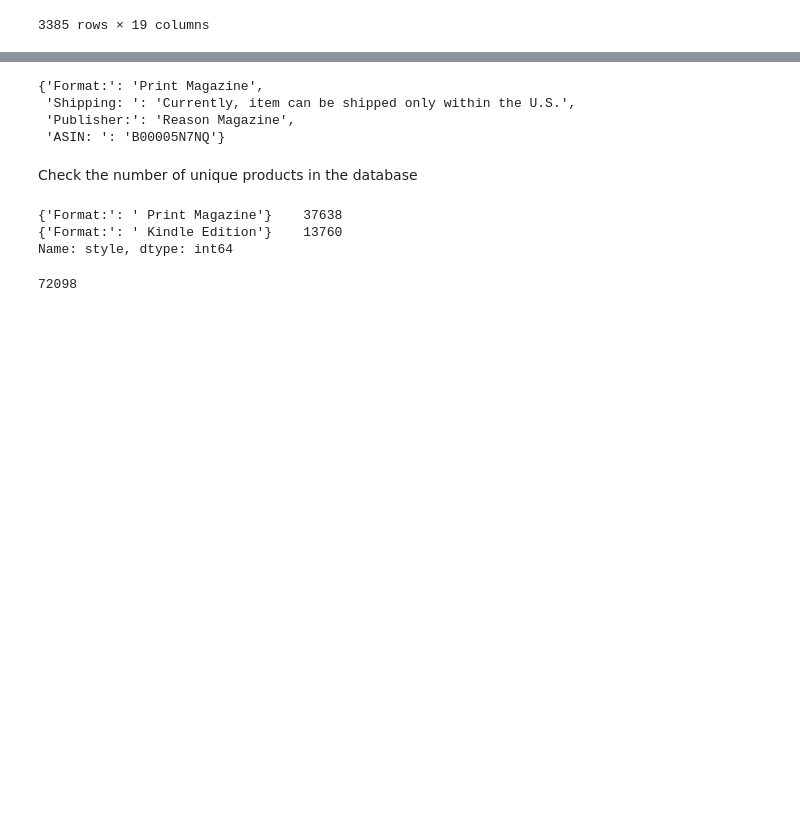
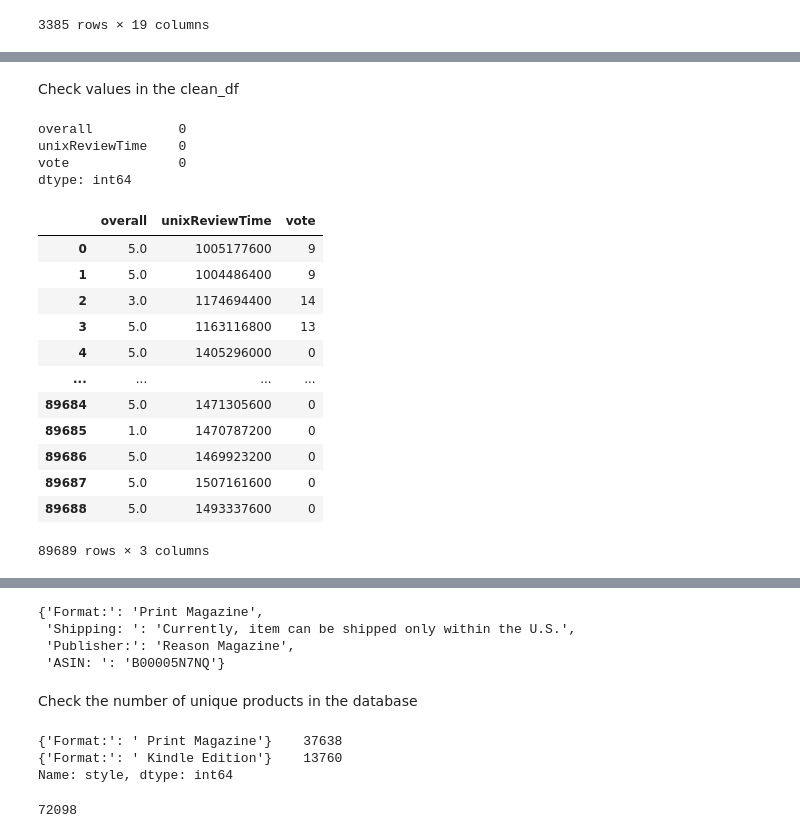
Before and after one commit to JTruong3/Amazon-Product-Recommender, a Jupyter notebook: Capstone preliminary.ipynb, the cells around one changed output, grey strips where cells are left out. Drawn from its saved outputs; the diff is of its cells as text; code cells hidden in the pictures; blank space fills up the shorter version.

```diff
--- a/Capstone preliminary.ipynb
+++ b/Capstone preliminary.ipynb
@@ -112,0 +165,25 @@ meta_df
+# %% [markdown]
+Check values in the clean_df
+# %%
+
+print(clean_df.isnull().sum())
+
+clean_df
+# %% [output]
+overall           0
+unixReviewTime    0
+vote              0
+dtype: int64
+|  | overall | unixReviewTime | vote |
+| 0 | 5.0 | 1005177600 | 9 |
+| 1 | 5.0 | 1004486400 | 9 |
+| 2 | 3.0 | 1174694400 | 14 |
+| 3 | 5.0 | 1163116800 | 13 |
+| 4 | 5.0 | 1405296000 | 0 |
+| ... | ... | ... | ... |
+| 89684 | 5.0 | 1471305600 | 0 |
+| 89685 | 1.0 | 1470787200 | 0 |
+| 89686 | 5.0 | 1469923200 | 0 |
+| 89687 | 5.0 | 1507161600 | 0 |
+| 89688 | 5.0 | 1493337600 | 0 |
+89689 rows × 3 columns
```
Also changed, not shown: parts of 35 cells of this notebook.
